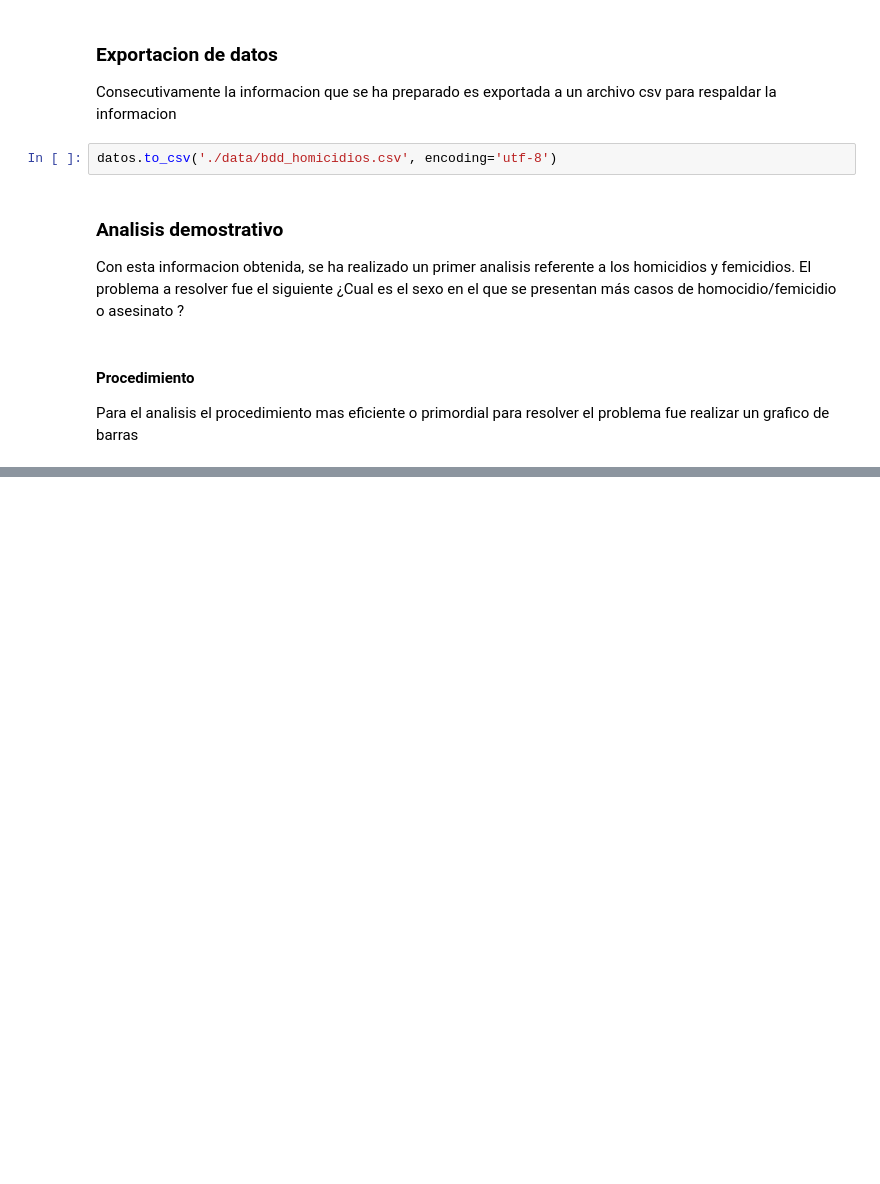
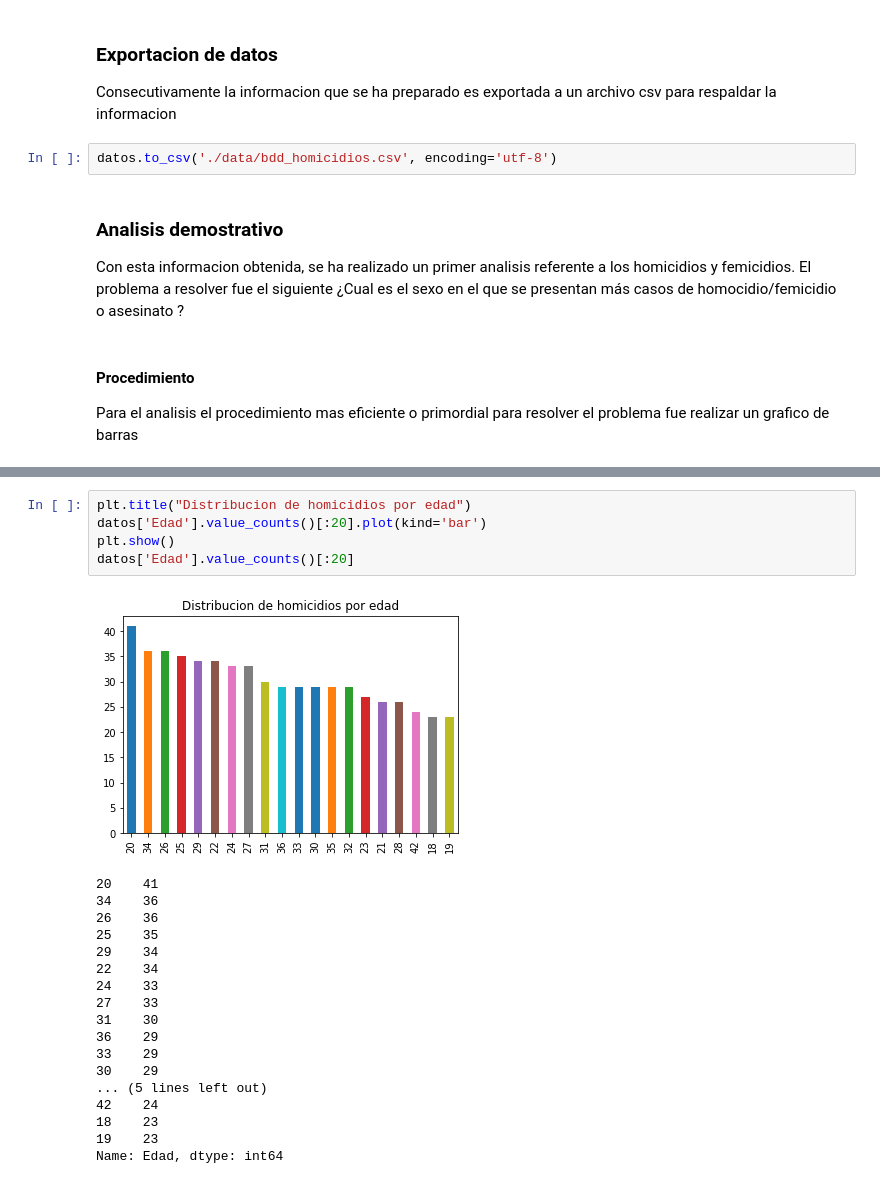
Before and after one commit to 2018-B-GR1-Python/Velasco-Yepez-Andres-David, a Jupyter notebook: proyecto/idea.ipynb, the cells around one changed output, grey strips where cells are left out. Drawn from its saved outputs; the diff is of its cells as text; blank space fills up the shorter version.

```diff
--- a/proyecto/idea.ipynb
+++ b/proyecto/idea.ipynb
@@ -71,0 +90,24 @@ Dada la información mostrada en el anterior grafico, se puede concluir rapidame
+# %%
+plt.title("Distribucion de homicidios por edad")
+datos['Edad'].value_counts()[:20].plot(kind='bar')
+plt.show()
+datos['Edad'].value_counts()[:20]
+# %% [output]
+[figure, added]
+20    41
+34    36
+26    36
+25    35
+29    34
+22    34
+24    33
+27    33
+31    30
+36    29
+33    29
+30    29
+... (5 lines left out)
+42    24
+18    23
+19    23
+Name: Edad, dtype: int64
```
Also changed, not shown: parts of 6 cells of this notebook, 2 other files.
